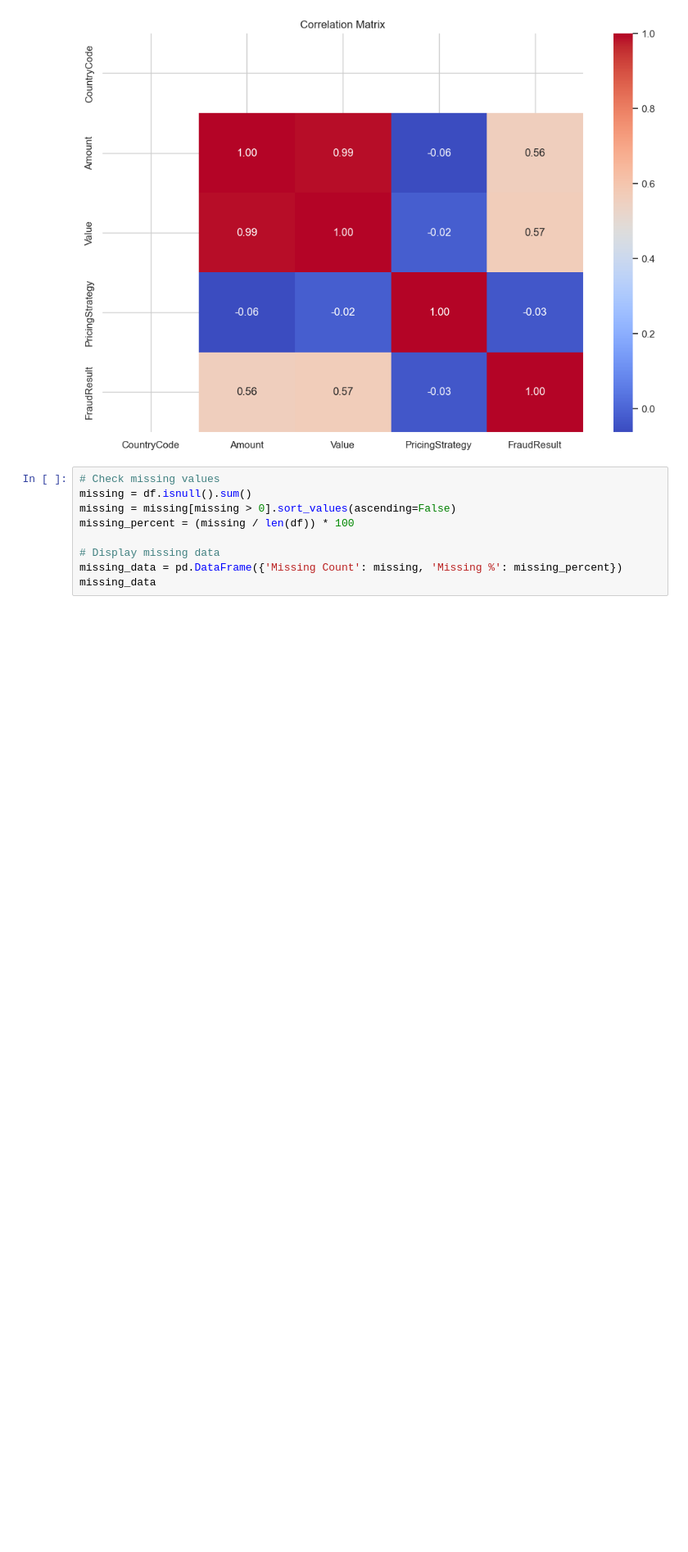
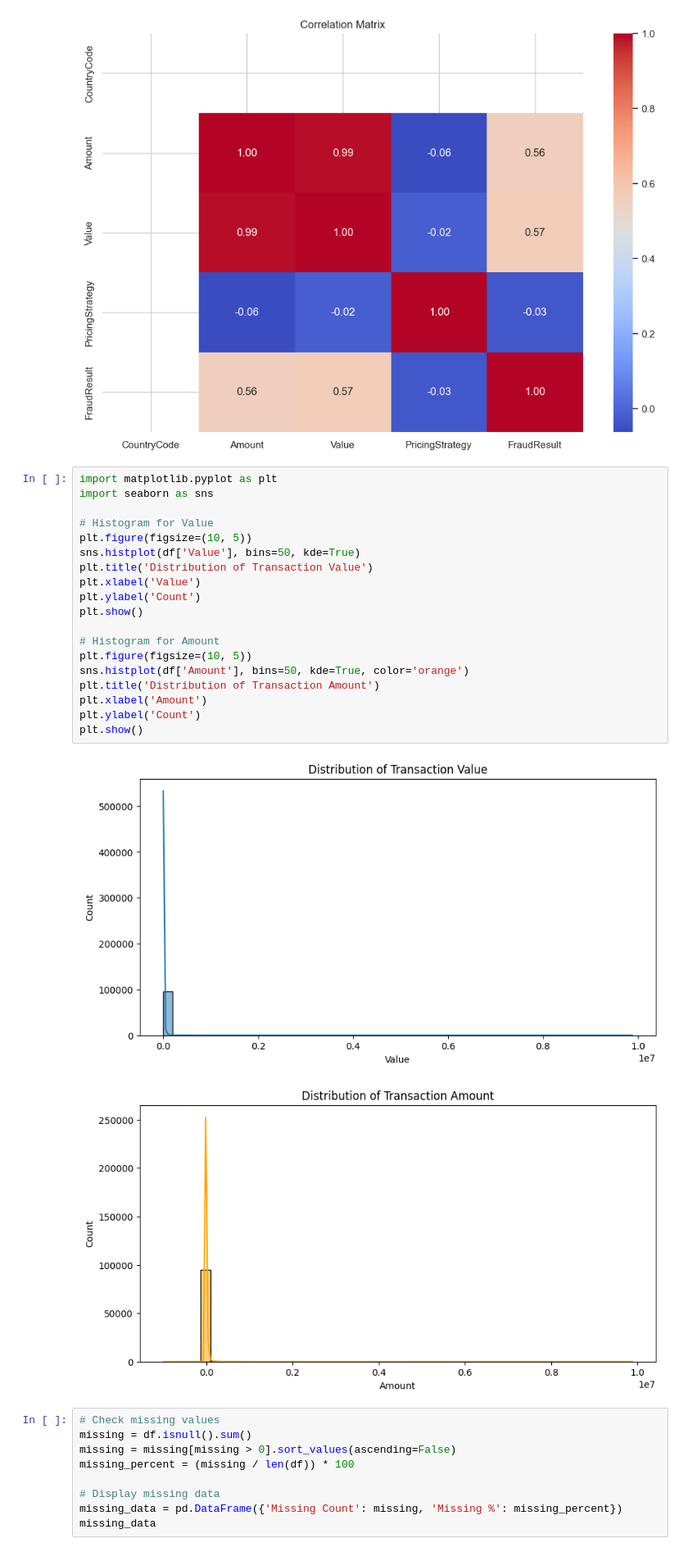
Before and after one commit to bobdeve/credit-risk-model, a Jupyter notebook: notebooks/1.0-eda.ipynb, the cells around one changed output. Shown: that part at 82% size. Drawn from its saved outputs; the diff is of its cells as text; blank space fills up the shorter version.

```diff
--- a/notebooks/1.0-eda.ipynb
+++ b/notebooks/1.0-eda.ipynb
@@ -375,6 +362,28 @@ plt.title('Correlation Matrix')
 plt.show()
 # %% [output]
 [figure]
+# %%
+import matplotlib.pyplot as plt
+import seaborn as sns
+
+# Histogram for Value
+plt.figure(figsize=(10, 5))
+sns.histplot(df['Value'], bins=50, kde=True)
+plt.title('Distribution of Transaction Value')
+plt.xlabel('Value')
+plt.ylabel('Count')
+plt.show()
+
+# Histogram for Amount
+plt.figure(figsize=(10, 5))
+sns.histplot(df['Amount'], bins=50, kde=True, color='orange')
+plt.title('Distribution of Transaction Amount')
+plt.xlabel('Amount')
+plt.ylabel('Count')
+plt.show()
+# %% [output]
+[figure, added]
+[figure, added]
 # %%
 # Check missing values
 missing = df.isnull().sum()
```
Also changed, not shown: parts of 1 cell of this notebook, 11 other files.
